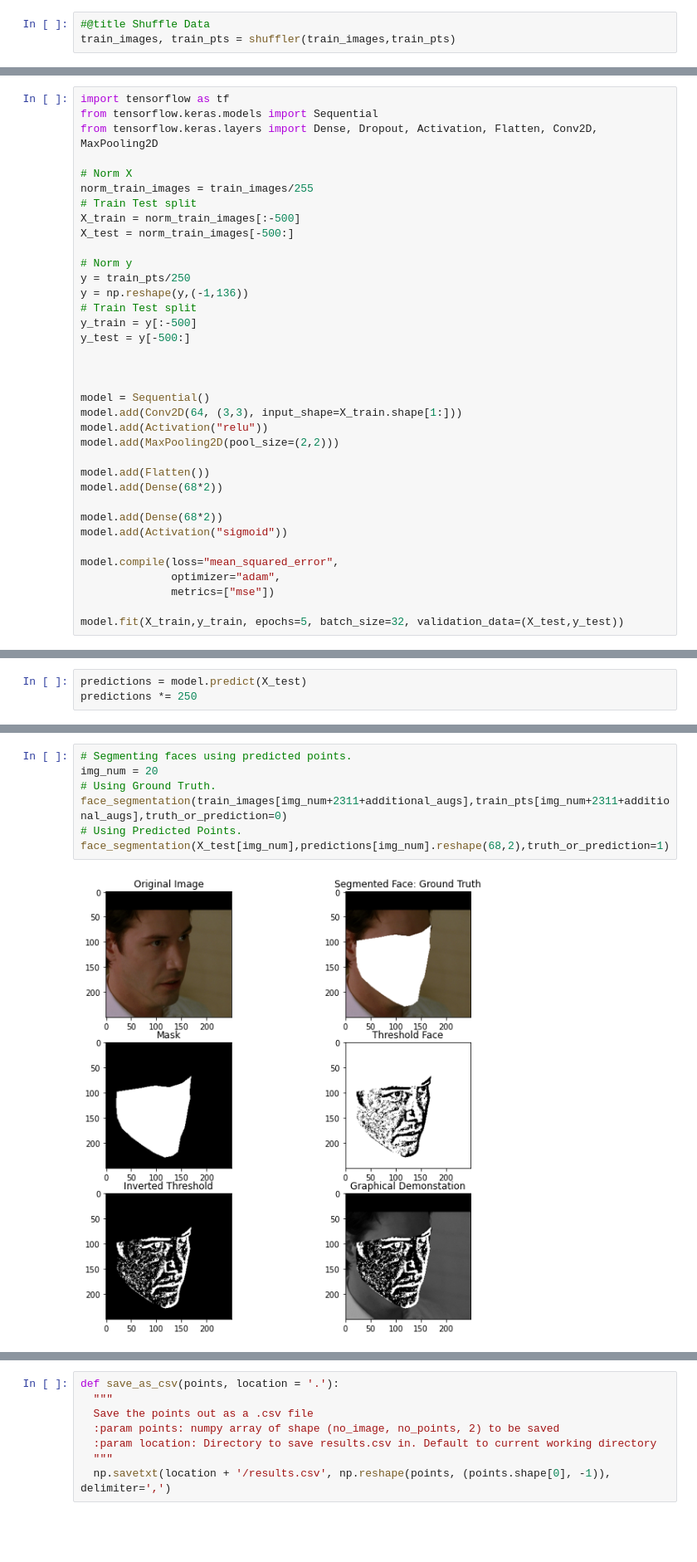
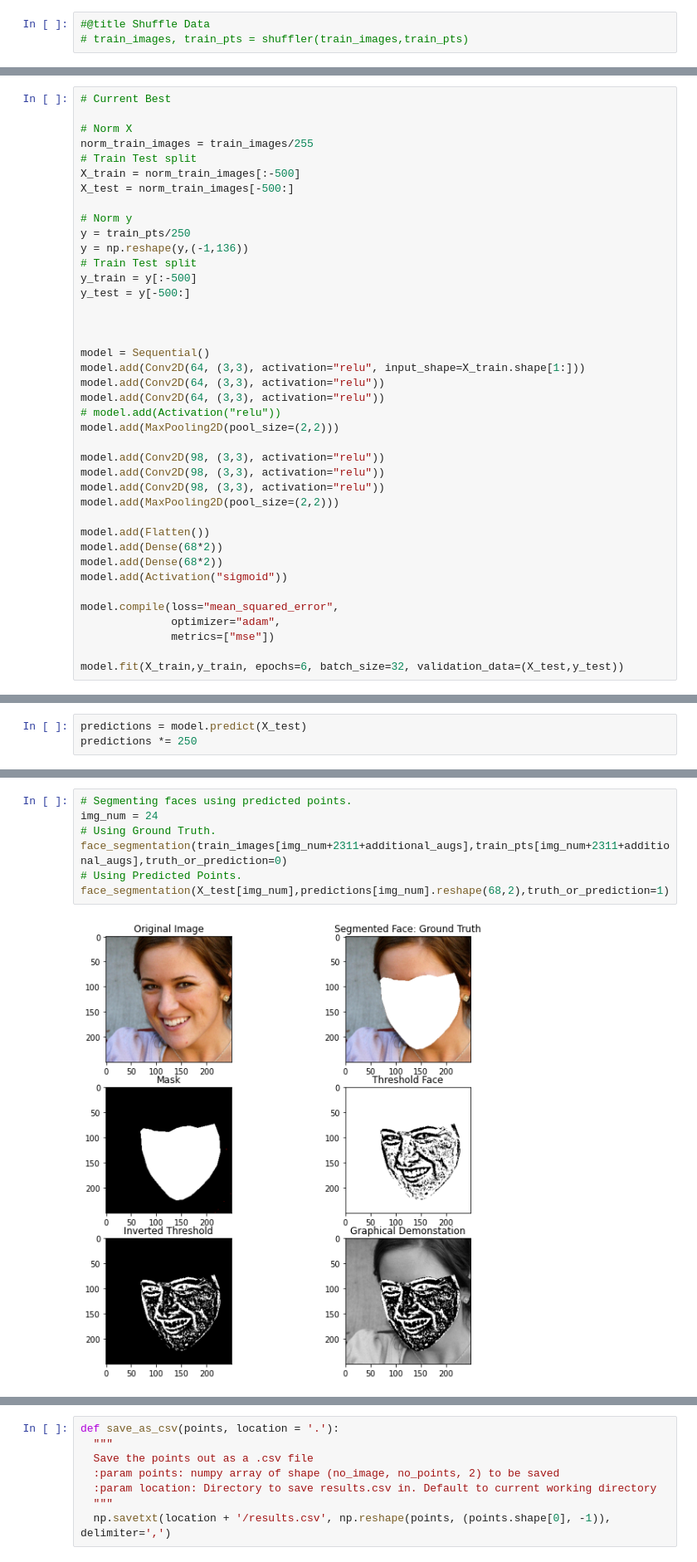
Before and after one commit to LordLean/Computer-Vision, a Jupyter notebook: CV_Labs/CV_183708.ipynb, the cells around one changed output, grey strips where cells are left out. Shown at 83% size. Drawn from its saved outputs; the diff is of its cells as text; blank space fills up the shorter version.

```diff
--- a/CV_Labs/CV_183708.ipynb
+++ b/CV_Labs/CV_183708.ipynb
@@ -475,6 +484,6 @@ visualise_pts(train_images[k],train_pts[k],0)
 # %%
 #@title Shuffle Data
-train_images, train_pts = shuffler(train_images,train_pts)
+# train_images, train_pts = shuffler(train_images,train_pts)
 # %%
 #@title Data Normalization and CNN Imports
 
@@ -504,9 +513,7 @@ del y
 # %% [markdown]
 <br>
 # %%
-import tensorflow as tf
-from tensorflow.keras.models import Sequential
-from tensorflow.keras.layers import Dense, Dropout, Activation, Flatten, Conv2D, MaxPooling2D
+# Current Best
 
 # Norm X
 norm_train_images = train_images/255
@@ -524,13 +531,19 @@ y_test = y[-500:]
 
 
 model = Sequential()
-model.add(Conv2D(64, (3,3), input_shape=X_train.shape[1:]))
-model.add(Activation("relu"))
+model.add(Conv2D(64, (3,3), activation="relu", input_shape=X_train.shape[1:]))
+model.add(Conv2D(64, (3,3), activation="relu"))
+model.add(Conv2D(64, (3,3), activation="relu"))
+# model.add(Activation("relu"))
+model.add(MaxPooling2D(pool_size=(2,2)))
+
+model.add(Conv2D(98, (3,3), activation="relu"))
+model.add(Conv2D(98, (3,3), activation="relu"))
+model.add(Conv2D(98, (3,3), activation="relu"))
 model.add(MaxPooling2D(pool_size=(2,2)))
 
 model.add(Flatten())
 model.add(Dense(68*2))
-
 model.add(Dense(68*2))
 model.add(Activation("sigmoid"))
 
@@ -538,5 +551,5 @@ model.compile(loss="mean_squared_error",
               optimizer="adam",
               metrics=["mse"])
 
-model.fit(X_train,y_train, epochs=5, batch_size=32, validation_data=(X_test,y_test))
+model.fit(X_train,y_train, epochs=6, batch_size=32, validation_data=(X_test,y_test))
 # %% [output]
@@ -715,9 +730,9 @@ Mean Euclidian Distance All Images and Points: 8.878954207030558
 # %%
 # Segmenting faces using predicted points.
-img_num = 20
+img_num = 24
 # Using Ground Truth.
 face_segmentation(train_images[img_num+2311+additional_augs],train_pts[img_num+2311+additional_augs],truth_or_prediction=0)
 # Using Predicted Points.
 face_segmentation(X_test[img_num],predictions[img_num].reshape(68,2),truth_or_prediction=1)
 # %% [output]
-[figure, old version]
+[figure, new version]
```
Also changed, not shown: parts of 14 cells of this notebook.
